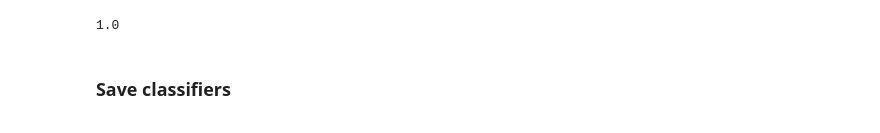
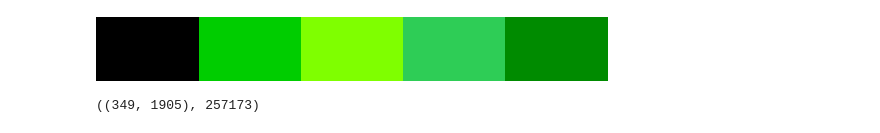
Before and after one commit to istratii/imli, a Jupyter notebook: vegetation_classifier.ipynb, the cells around one changed output. Drawn from its saved outputs; the diff is of its cells as text; code cells hidden in the pictures.

Commit message:
update: vegetation_classifier

```diff
--- a/vegetation_classifier.ipynb
+++ b/vegetation_classifier.ipynb
@@ -169,6 +0,0 @@ Pipeline(steps=[('standardscaler', StandardScaler()),
-# %%
-vegetation_classifier.score(X_test_veg, y_test_veg)
-# %% [output]
-1.0
-# %% [markdown]
-### Save classifiers
@@ -179,0 +6,15 @@ save(vegetation_classifier, "vegetation_classifier")
+# %%
+cmap = ListedColormap(
+    np.array(
+        [
+            [[0.0, 0.0, 0.0]],
+            [[0.0, 0.80392157, 0.0]],
+            [[0.49803922, 1.0, 0.0]],
+            [[0.18039216, 0.80392157, 0.34117647]],
+            [[0.0, 0.54509804, 0.0]],
+        ]
+    )
+)
+cmap
+# %% [output]
+[figure, added]
@@ -179,0 +48,5 @@ save(vegetation_classifier, "vegetation_classifier")
+# %%
+mask_vegetation = ndvi_mask_get(hsi) | savi_mask_get(hsi)
+mask_vegetation.shape, np.sum(mask_vegetation)
+# %% [output]
+((349, 1905), 257173)
```
Also changed, not shown: parts of 63 cells of this notebook.
